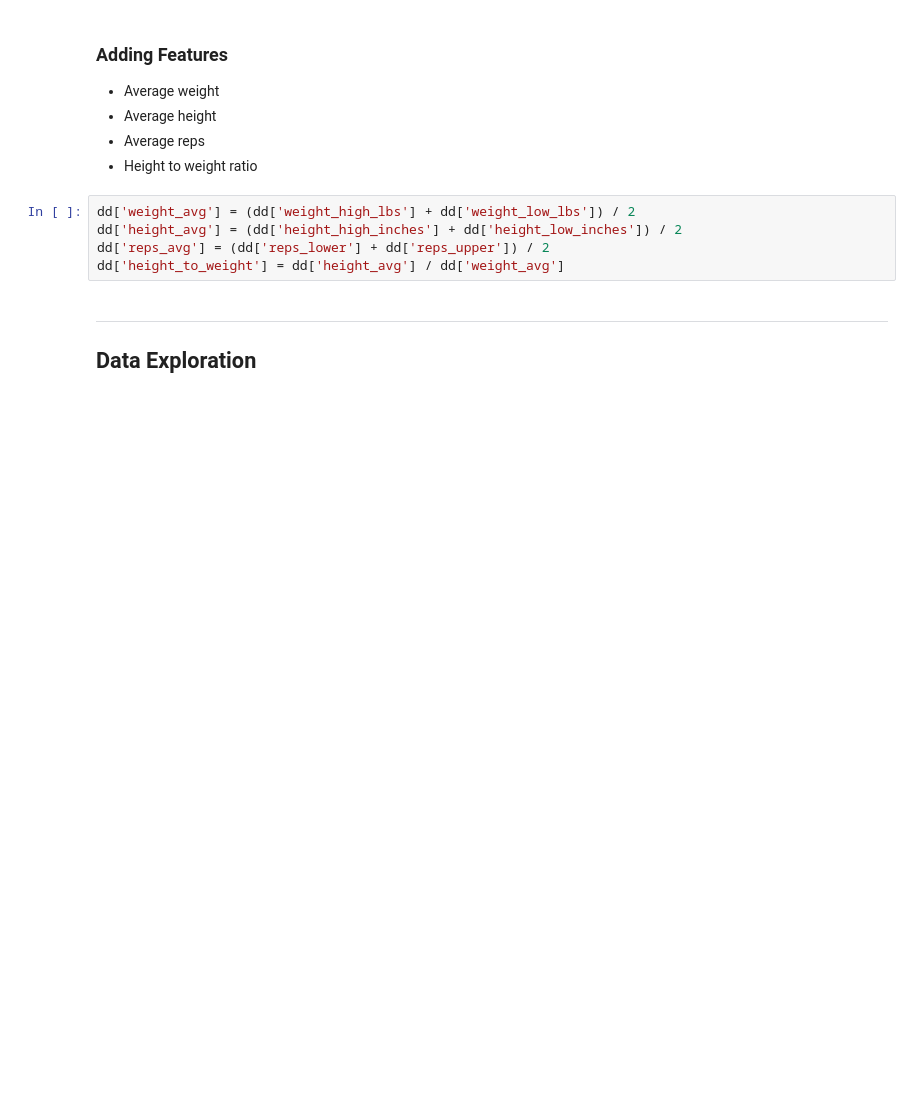
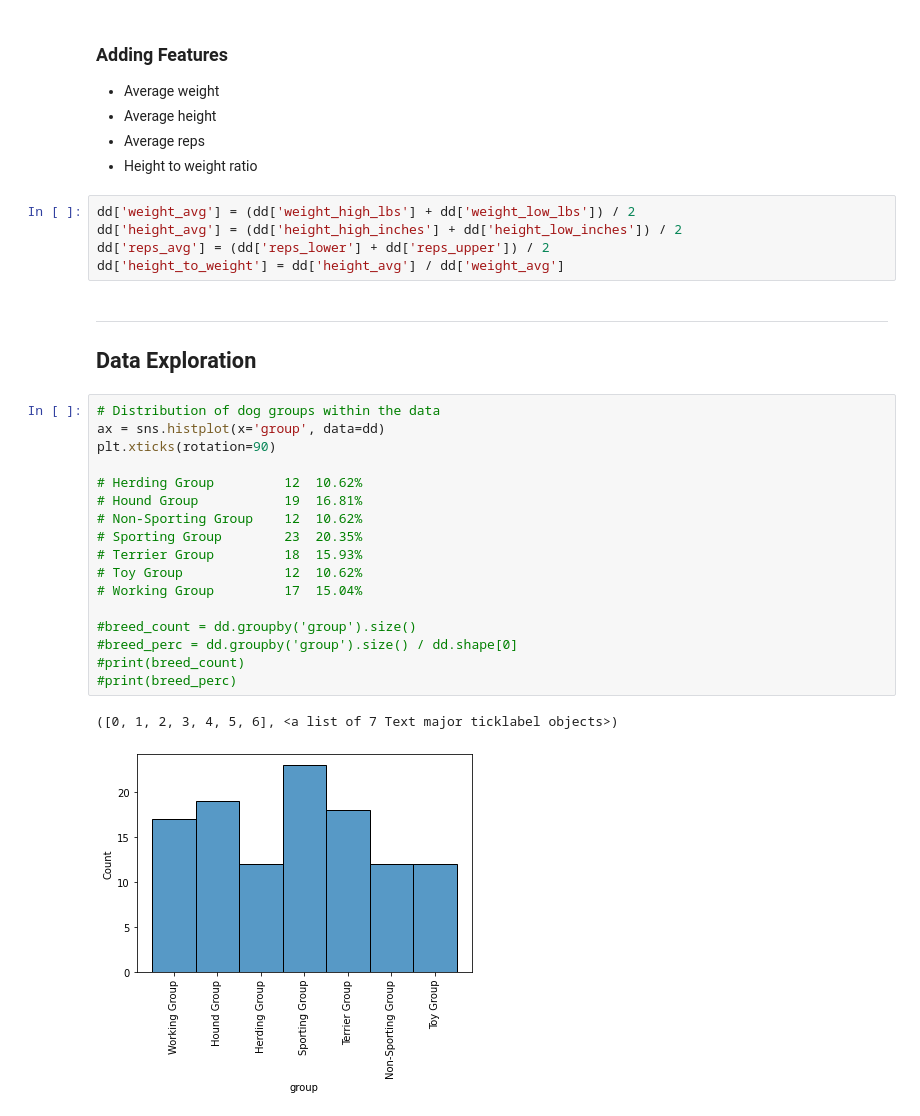
Before and after one commit to OtterBots/CST383_Project, a Jupyter notebook: juli_stuff.ipynb, the cells around one changed output. Drawn from its saved outputs; the diff is of its cells as text; blank space fills up the shorter version.

```diff
--- a/juli_stuff.ipynb
+++ b/juli_stuff.ipynb
@@ -138,3 +171,23 @@ dd['height_to_weight'] = dd['height_avg'] / dd['weight_avg']
 
 
 ## **Data Exploration**
+# %%
+# Distribution of dog groups within the data
+ax = sns.histplot(x='group', data=dd)
+plt.xticks(rotation=90)
+
+# Herding Group         12  10.62%
+# Hound Group           19  16.81%
+# Non-Sporting Group    12  10.62%
+# Sporting Group        23  20.35%
+# Terrier Group         18  15.93%
+# Toy Group             12  10.62%
+# Working Group         17  15.04%
+
+#breed_count = dd.groupby('group').size()
+#breed_perc = dd.groupby('group').size() / dd.shape[0]
+#print(breed_count)
+#print(breed_perc)
+# %% [output]
+([0, 1, 2, 3, 4, 5, 6], <a list of 7 Text major ticklabel objects>)
+[figure, added]
```
Also changed, not shown: parts of 13 cells of this notebook.
